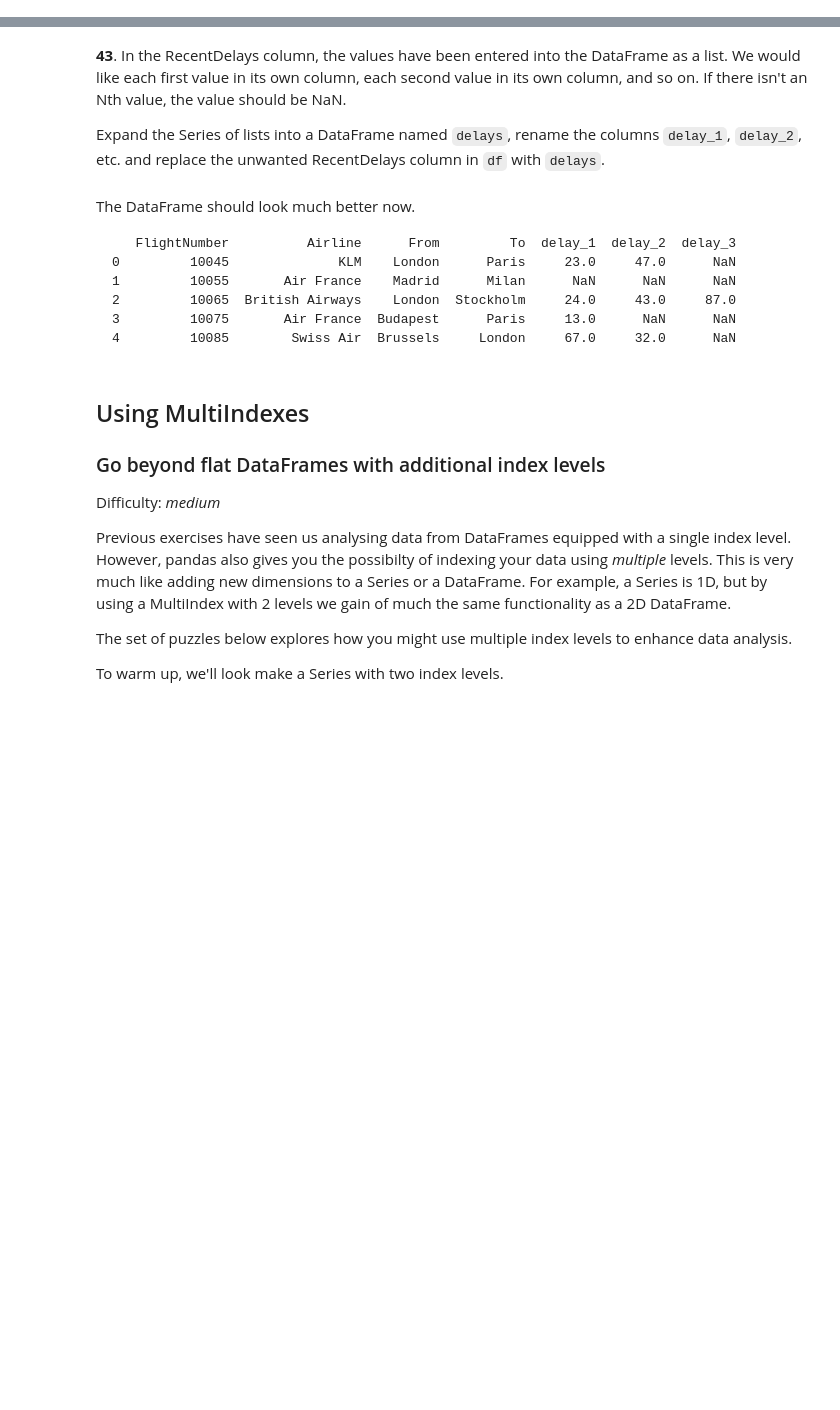
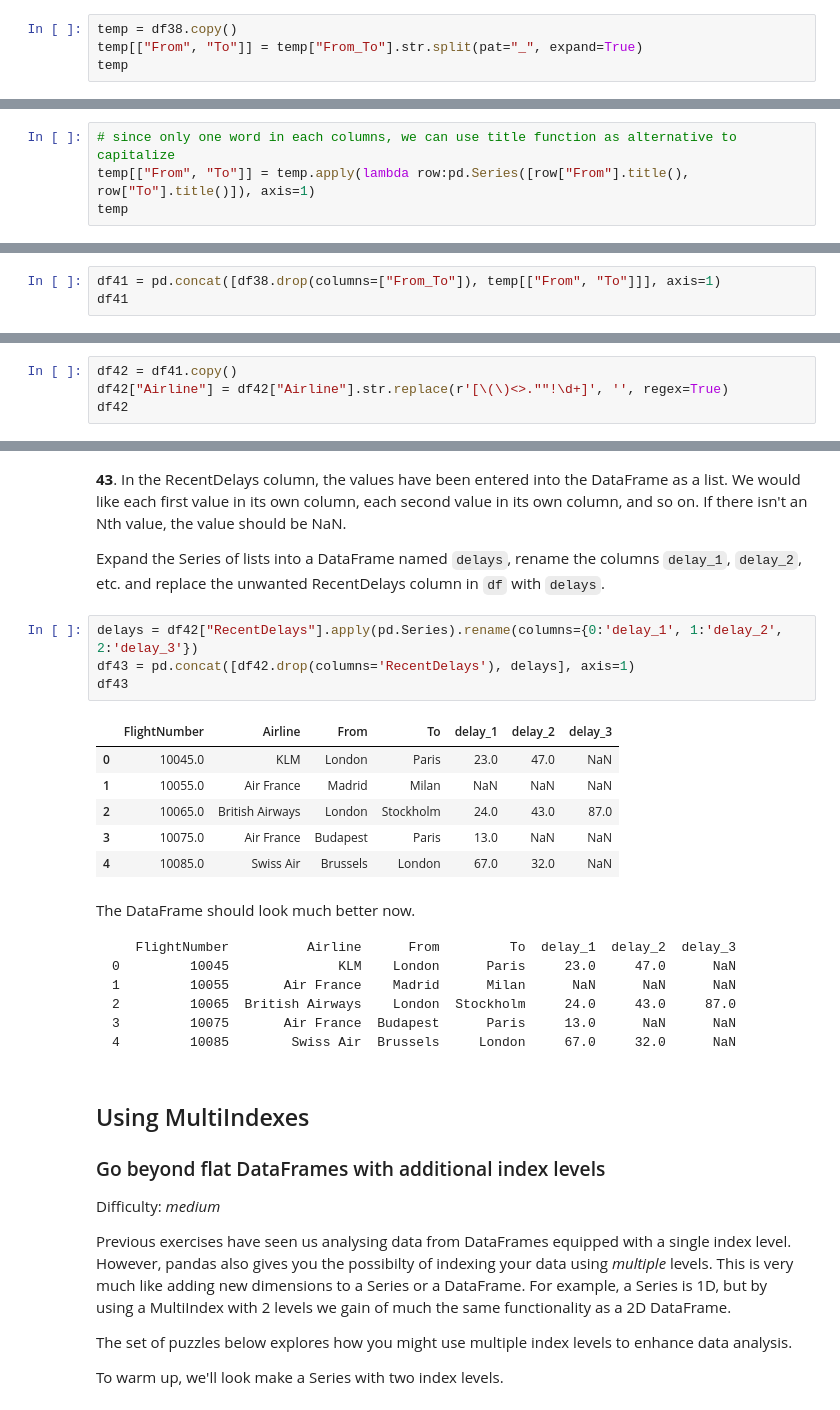
Before and after one commit to julam9/100-Pandas-Puzzles-with-Answers, a Jupyter notebook: 100-pandas-puzzles.ipynb, the cells around one changed output, grey strips where cells are left out. Saved outputs shown, nothing was run; the diff lists cells and outputs as text; blank space fills up the shorter version.

````diff
--- a/100-pandas-puzzles.ipynb
+++ b/100-pandas-puzzles.ipynb
@@ -673,0 +738,4 @@ df38.shift()
+# %%
+temp = df38.copy()
+temp[["From", "To"]] = temp["From_To"].str.split(pat="_", expand=True)
+temp
@@ -674,2 +749,6 @@ df38.shift()
 # %% [markdown]
 **40.** Notice how the capitalisation of the city names is all mixed up in this temporary DataFrame 'temp'. Standardise the strings so that only the first letter is uppercase (e.g. "londON" should become "London".)
+# %%
+# since only one word in each columns, we can use title function as alternative to capitalize
+temp[["From", "To"]] = temp.apply(lambda row:pd.Series([row["From"].title(), row["To"].title()]), axis=1)
+temp
@@ -676,2 +762,5 @@ df38.shift()
 # %% [markdown]
 **41.** Delete the **From_To** column from `df` and attach the temporary DataFrame 'temp' from the previous questions.
+# %%
+df41 = pd.concat([df38.drop(columns=["From_To"]), temp[["From", "To"]]], axis=1)
+df41
@@ -678,2 +774,6 @@ df38.shift()
 # %% [markdown]
 **42**. In the **Airline** column, you can see some extra puctuation and symbols have appeared around the airline names. Pull out just the airline name. E.g. `'(British Airways. )'` should become `'British Airways'`.
+# %%
+df42 = df41.copy()
+df42["Airline"] = df42["Airline"].str.replace(r'[\(\)<>.""!\d+]', '', regex=True)
+df42
@@ -681,6 +788,17 @@ df38.shift()
 **43**. In the RecentDelays column, the values have been entered into the DataFrame as a list. We would like each first value in its own column, each second value in its own column, and so on. If there isn't an Nth value, the value should be NaN.
 
 Expand the Series of lists into a DataFrame named `delays`, rename the columns `delay_1`, `delay_2`, etc. and replace the unwanted RecentDelays column in `df` with `delays`.
+# %%
+delays = df42["RecentDelays"].apply(pd.Series).rename(columns={0:'delay_1', 1:'delay_2', 2:'delay_3'})
+df43 = pd.concat([df42.drop(columns='RecentDelays'), delays], axis=1)
+df43
+# %% [output]
+|  | FlightNumber | Airline | From | To | delay_1 | delay_2 | delay_3 |
+| 0 | 10045.0 | KLM | London | Paris | 23.0 | 47.0 | NaN |
+| 1 | 10055.0 | Air France | Madrid | Milan | NaN | NaN | NaN |
+| 2 | 10065.0 | British Airways | London | Stockholm | 24.0 | 43.0 | 87.0 |
+| 3 | 10075.0 | Air France | Budapest | Paris | 13.0 | NaN | NaN |
+| 4 | 10085.0 | Swiss Air | Brussels | London | 67.0 | 32.0 | NaN |
 # %% [markdown]
 The DataFrame should look much better now.
 ```
````
Also changed, not shown: parts of 12 cells of this notebook.
